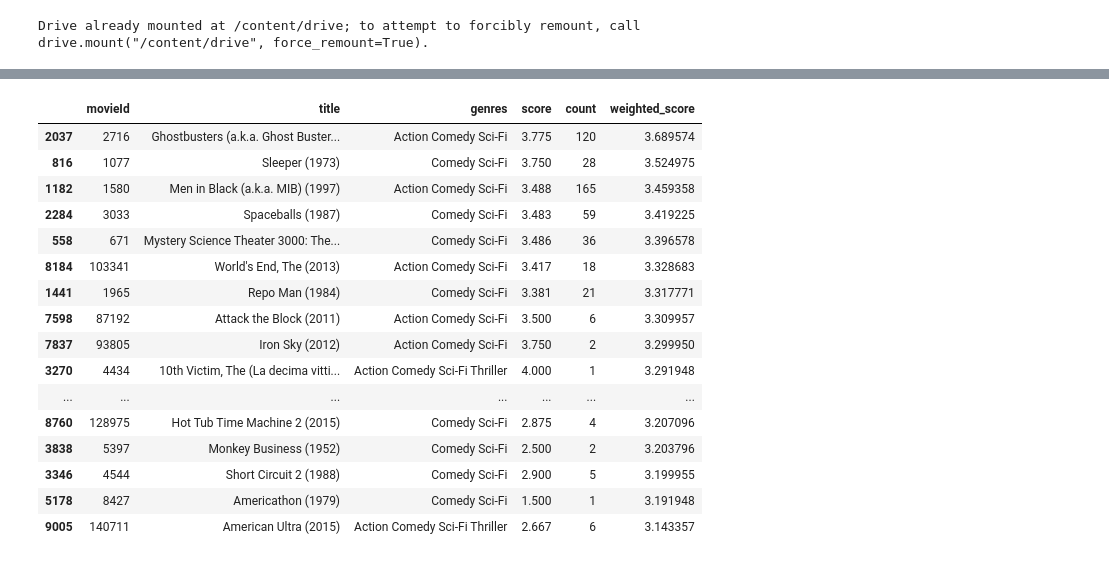
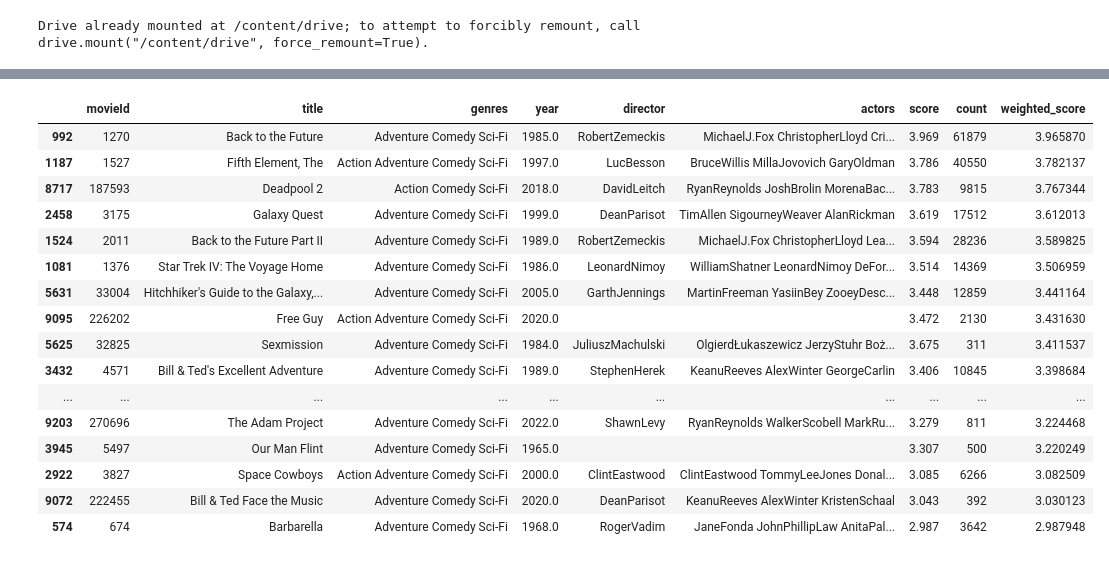
Before and after one commit to doritos0812/MovieRecom, a Jupyter notebook: movie_recommand.ipynb, the cells around one changed output, grey strips where cells are left out. Saved outputs shown, nothing was run; the diff lists cells and outputs as text; code cells hidden in the pictures.

```diff
--- a/movie_recommand.ipynb
+++ b/movie_recommand.ipynb
@@ -234,0 +158,22 @@ gerne_c_sim.shape
+# %%
+#코사인 유사도를 구한 벡터를 미리 저장
+director_c_sim = cosine_similarity(c_vector_director, c_vector_director)
+# %%
+#코사인 유사도를 구한 벡터를 미리 저장
+actors_c_sim = cosine_similarity(c_vector_actors, c_vector_actors)
+# %%
+# 가중치 설정
+weights = [0.5, 0.1, 0.4]
+
+# 가중치 합산
+combined_similarity = (
+    weights[0] * gerne_c_sim +
+    weights[1] * director_c_sim +
+    weights[2] * actors_c_sim
+)
+
+# 각 row에서 유사도를 정렬 (내림차순)
+sorted_indices = combined_similarity.argsort()[:, ::-1]
+
+# 결과 확인
+print(sorted_indices)
@@ -238,7 +191,7 @@ def get_recommend_movie_list(df, movie_title, top=30):
     target_movie_index = df[df['title'] == movie_title].index.values
 
     #코사인 유사도 중 비슷한 코사인 유사도를 가진 정보를 뽑아낸다.
-    sim_index = gerne_c_sim[target_movie_index, :top].reshape(-1)
+    sim_index = sorted_indices[target_movie_index, :top].reshape(-1)
     #본인을 제외
     sim_index = sim_index[sim_index != target_movie_index]
 
@@ -246,22 +199,22 @@ def get_recommend_movie_list(df, movie_title, top=30):
     result = df.iloc[sim_index].sort_values('weighted_score', ascending=False)[:20]
     return result
 # %%
-get_recommend_movie_list(df_movies, movie_title='Deadpool 2 (2018)')
+get_recommend_movie_list(processed_data, movie_title='Deadpool')
 # %% [output]
-|  | movieId | title | genres | score | count | weighted_score |
-| 2037 | 2716 | Ghostbusters (a.k.a. Ghost Buster... | Action Comedy Sci-Fi | 3.775 | 120 | 3.689574 |
-| 816 | 1077 | Sleeper (1973) | Comedy Sci-Fi | 3.750 | 28 | 3.524975 |
-| 1182 | 1580 | Men in Black (a.k.a. MIB) (1997) | Action Comedy Sci-Fi | 3.488 | 165 | 3.459358 |
-| 2284 | 3033 | Spaceballs (1987) | Comedy Sci-Fi | 3.483 | 59 | 3.419225 |
-| 558 | 671 | Mystery Science Theater 3000: The... | Comedy Sci-Fi | 3.486 | 36 | 3.396578 |
-| 8184 | 103341 | World's End, The (2013) | Action Comedy Sci-Fi | 3.417 | 18 | 3.328683 |
-| 1441 | 1965 | Repo Man (1984) | Comedy Sci-Fi | 3.381 | 21 | 3.317771 |
-| 7598 | 87192 | Attack the Block (2011) | Action Comedy Sci-Fi | 3.500 | 6 | 3.309957 |
-| 7837 | 93805 | Iron Sky (2012) | Action Comedy Sci-Fi | 3.750 | 2 | 3.299950 |
-| 3270 | 4434 | 10th Victim, The (La decima vitti... | Action Comedy Sci-Fi Thriller | 4.000 | 1 | 3.291948 |
-| ... | ... | ... | ... | ... | ... | ... |
-| 8760 | 128975 | Hot Tub Time Machine 2 (2015) | Comedy Sci-Fi | 2.875 | 4 | 3.207096 |
-| 3838 | 5397 | Monkey Business (1952) | Comedy Sci-Fi | 2.500 | 2 | 3.203796 |
-| 3346 | 4544 | Short Circuit 2 (1988) | Comedy Sci-Fi | 2.900 | 5 | 3.199955 |
-| 5178 | 8427 | Americathon (1979) | Comedy Sci-Fi | 1.500 | 1 | 3.191948 |
-| 9005 | 140711 | American Ultra (2015) | Action Comedy Sci-Fi Thriller | 2.667 | 6 | 3.143357 |
+|  | movieId | title | genres | year | director | actors | score | count | weighted_score |
+| 992 | 1270 | Back to the Future | Adventure Comedy Sci-Fi | 1985.0 | RobertZemeckis | MichaelJ.Fox ChristopherLloyd Cri... | 3.969 | 61879 | 3.965870 |
+| 1187 | 1527 | Fifth Element, The | Action Adventure Comedy Sci-Fi | 1997.0 | LucBesson | BruceWillis MillaJovovich GaryOldman | 3.786 | 40550 | 3.782137 |
+| 8717 | 187593 | Deadpool 2 | Action Comedy Sci-Fi | 2018.0 | DavidLeitch | RyanReynolds JoshBrolin MorenaBac... | 3.783 | 9815 | 3.767344 |
+| 2458 | 3175 | Galaxy Quest | Adventure Comedy Sci-Fi | 1999.0 | DeanParisot | TimAllen SigourneyWeaver AlanRickman | 3.619 | 17512 | 3.612013 |
+| 1524 | 2011 | Back to the Future Part II | Adventure Comedy Sci-Fi | 1989.0 | RobertZemeckis | MichaelJ.Fox ChristopherLloyd Lea... | 3.594 | 28236 | 3.589825 |
+| 1081 | 1376 | Star Trek IV: The Voyage Home | Adventure Comedy Sci-Fi | 1986.0 | LeonardNimoy | WilliamShatner LeonardNimoy DeFor... | 3.514 | 14369 | 3.506959 |
+| 5631 | 33004 | Hitchhiker's Guide to the Galaxy,... | Adventure Comedy Sci-Fi | 2005.0 | GarthJennings | MartinFreeman YasiinBey ZooeyDesc... | 3.448 | 12859 | 3.441164 |
+| 9095 | 226202 | Free Guy | Action Adventure Comedy Sci-Fi | 2020.0 |  |  | 3.472 | 2130 | 3.431630 |
+| 5625 | 32825 | Sexmission | Adventure Comedy Sci-Fi | 1984.0 | JuliuszMachulski | OlgierdŁukaszewicz JerzyStuhr Boż... | 3.675 | 311 | 3.411537 |
+| 3432 | 4571 | Bill & Ted's Excellent Adventure | Adventure Comedy Sci-Fi | 1989.0 | StephenHerek | KeanuReeves AlexWinter GeorgeCarlin | 3.406 | 10845 | 3.398684 |
+| ... | ... | ... | ... | ... | ... | ... | ... | ... | ... |
+| 9203 | 270696 | The Adam Project | Adventure Comedy Sci-Fi | 2022.0 | ShawnLevy | RyanReynolds WalkerScobell MarkRu... | 3.279 | 811 | 3.224468 |
+| 3945 | 5497 | Our Man Flint | Adventure Comedy Sci-Fi | 1965.0 |  |  | 3.307 | 500 | 3.220249 |
+| 2922 | 3827 | Space Cowboys | Action Adventure Comedy Sci-Fi | 2000.0 | ClintEastwood | ClintEastwood TommyLeeJones Donal... | 3.085 | 6266 | 3.082509 |
+| 9072 | 222455 | Bill & Ted Face the Music | Adventure Comedy Sci-Fi | 2020.0 | DeanParisot | KeanuReeves AlexWinter KristenSchaal | 3.043 | 392 | 3.030123 |
+| 574 | 674 | Barbarella | Adventure Comedy Sci-Fi | 1968.0 | RogerVadim | JaneFonda JohnPhillipLaw AnitaPal... | 2.987 | 3642 | 2.987948 |
```
Also changed, not shown: parts of 28 cells of this notebook, 1 other file.
